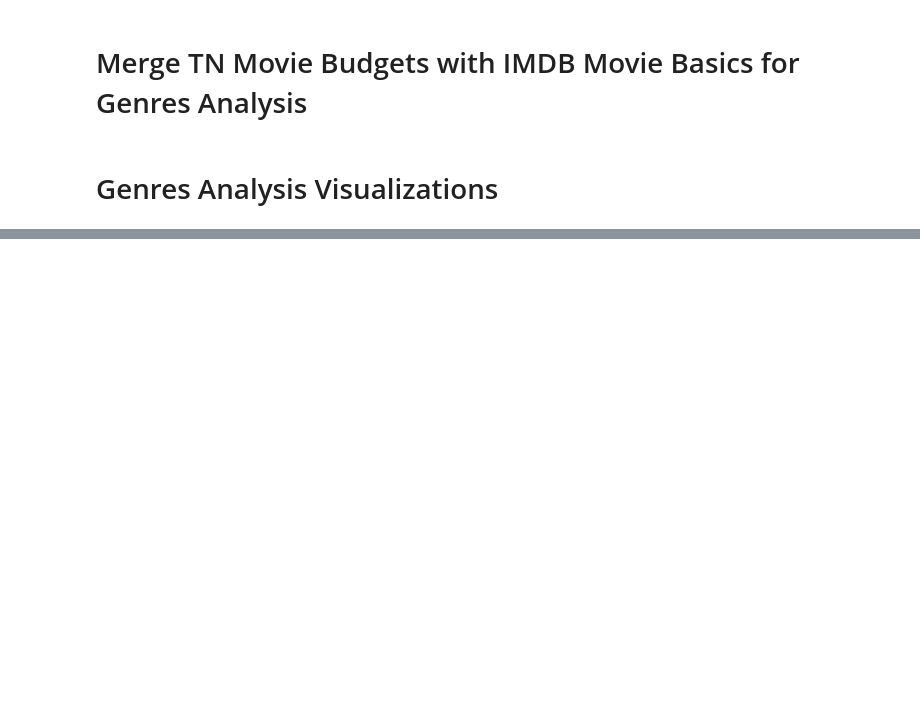
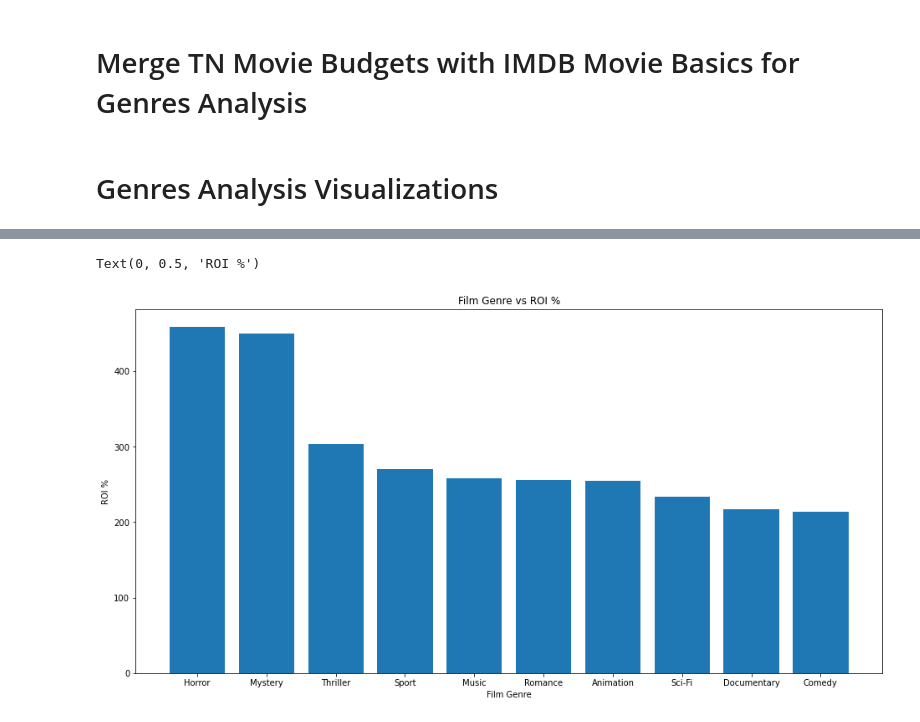
Before and after one commit to charlesmpan/FilmStudioMovieRec, a Jupyter notebook: final_notebook_ben.ipynb, the cells around one changed output, grey strips where cells are left out. Drawn from its saved outputs; the diff is of its cells as text; code cells hidden in the pictures; blank space fills up the shorter version.

```diff
--- a/final_notebook_ben.ipynb
+++ b/final_notebook_ben.ipynb
@@ -144,0 +110,15 @@ roi_mean_df
+# %%
+# visualization 1: net return
+roi_vis = moviebudgets_moviebasics_mean_df.sort_values(by='roi_percent', ascending=False).head(10)
+
+fig, ax = plt.subplots(figsize=(16, 8))
+x_values = list(roi_vis['genres'])
+y_values = list(roi_vis['roi_percent'])
+
+ax.bar(x_values, y_values)
+ax.set_title('Film Genre vs ROI %')
+plt.xlabel('Film Genre')
+plt.ylabel('ROI %')
+# %% [output]
+Text(0, 0.5, 'ROI %')
+[figure, added]
```
Also changed, not shown: parts of 4 cells of this notebook.
